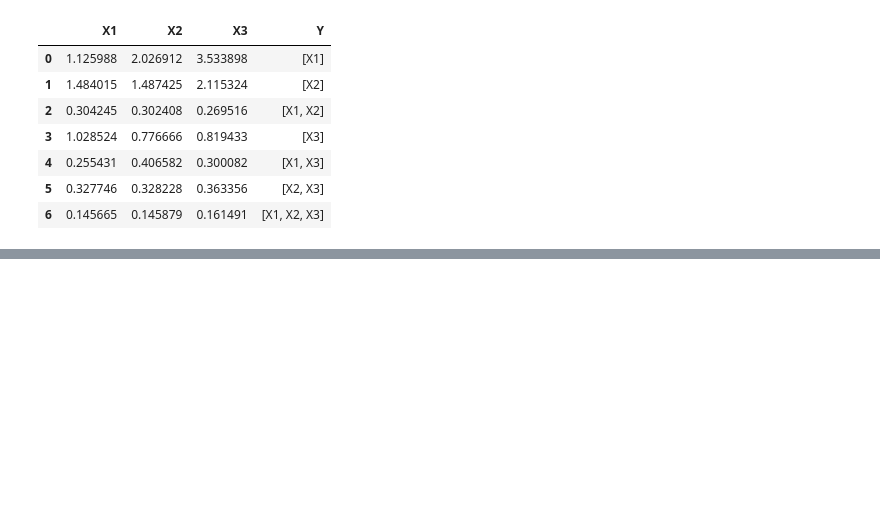
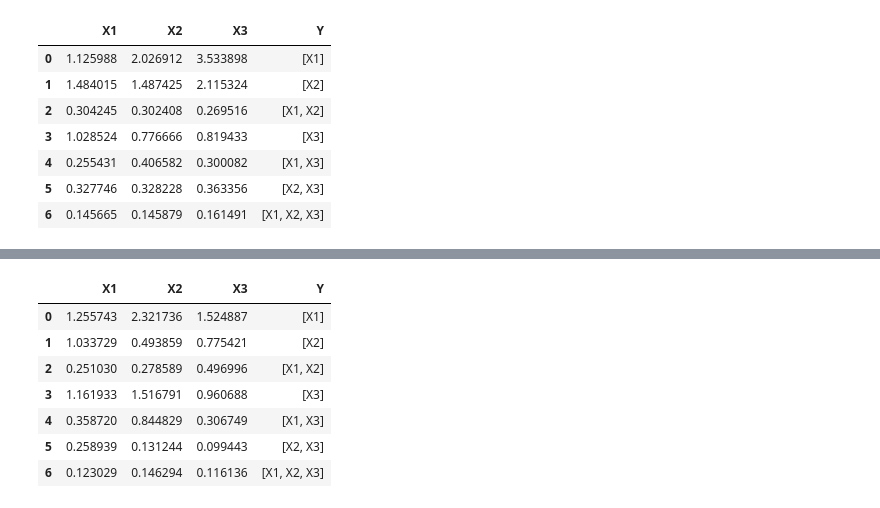
Before and after one commit to Bedxxe/clavibacter, a Jupyter notebook: scripts-tda/tda-clavibacter.ipynb, the cells around one changed output, grey strips where cells are left out. Cells and saved outputs as stored; diff of their text form; code cells hidden in the pictures; blank space fills up the shorter version.

```diff
--- a/scripts-tda/tda-clavibacter.ipynb
+++ b/scripts-tda/tda-clavibacter.ipynb
@@ -387,0 +597,4 @@ dp
+# %%
+ruta_depth = '/home/shaday/GIT/clavibacter/scripts-tda/output-tda/3TP/depth/'
+contenido_depth = os.listdir(ruta_depth)
+contenido_depth
@@ -387,0 +619,35 @@ dp
+# %%
+def depth_Y(conjunto,A):
+    d1 = pd.read_csv(ruta_depth + conjunto+ '-Simulados-subsp_capsici_1101_sorted.txt', sep='\t', header=None) #importar las tablas para cada genoma
+    d2 = pd.read_csv(ruta_depth + conjunto+ '-Simulados-subsp_nebraskensis_61-1_sorted.txt', sep='\t', header=None)
+    d3 = pd.read_csv(ruta_depth + conjunto+ '-Simulados-subsp_michi_contigs_sorted.txt', sep='\t', header=None)
+    a1=d1[2].sum()
+    a2=d1[2].sum()
+    a3=d1[2].sum()
+    ay=(a1+a2+a3)/3
+    l1=len(d1)
+    l2=len(d2)
+    l3=len(d3)
+    m=len(A)
+    dyx1=ay/(l1)*1/m**2
+    dyx2=ay/(l2)*1/m**2
+    dyx3=ay/(l3)*1/m**2
+    return dyx1,dyx2,dyx3
+# %%
+dep=[]
+for i in range(len(A)):
+    globals()["Dep_Y{}".format(i)]=depth_Y('Sy{0}'.format(i),A[i])
+    dep.append(depth_Y('Sy{0}'.format(i),A[i]))
+# %%
+dp = pd.DataFrame(dep,columns=dic_Organisms.values())
+dp['Y']=A
+dp
+# %% [output]
+|  | X1 | X2 | X3 | Y |
+| 0 | 1.255743 | 2.321736 | 1.524887 | [X1] |
+| 1 | 1.033729 | 0.493859 | 0.775421 | [X2] |
+| 2 | 0.251030 | 0.278589 | 0.496996 | [X1, X2] |
+| 3 | 1.161933 | 1.516791 | 0.960688 | [X3] |
+| 4 | 0.358720 | 0.844829 | 0.306749 | [X1, X3] |
+| 5 | 0.258939 | 0.131244 | 0.099443 | [X2, X3] |
+| 6 | 0.123029 | 0.146294 | 0.116136 | [X1, X2, X3] |
```
Also changed, not shown: parts of 34 cells of this notebook, 38 other files.
